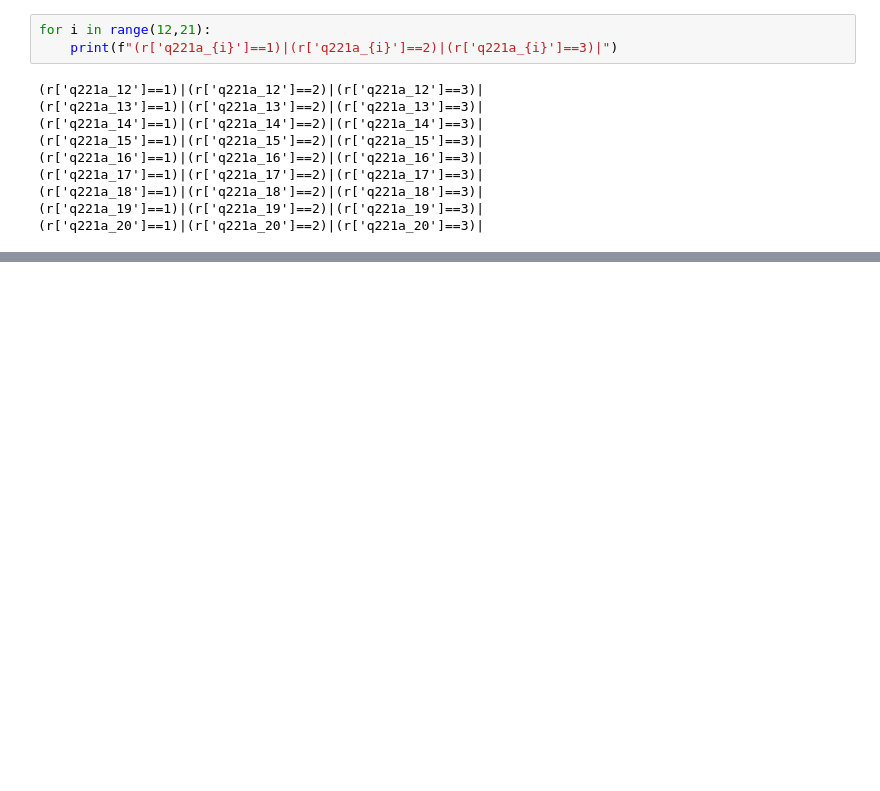
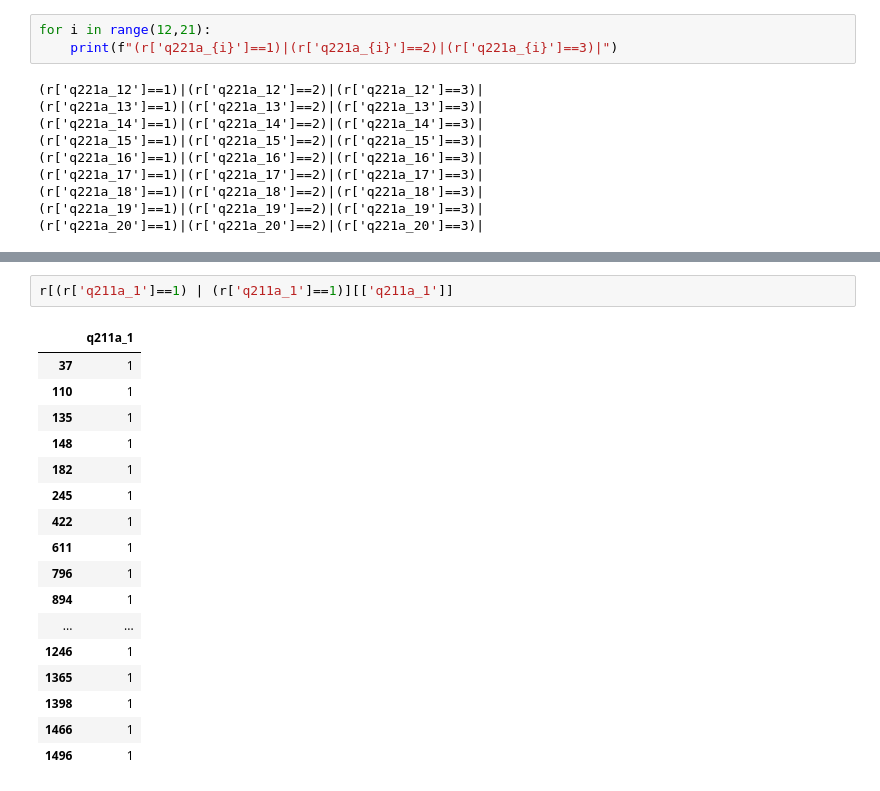
Before and after one commit to thatjohnguy/afidep-deep-learning-project, a Jupyter notebook: teamup_profile_generator.ipynb, the cells around one changed output, grey strips where cells are left out. Drawn from its saved outputs; the diff is of its cells as text; blank space fills up the shorter version.

```diff
--- a/teamup_profile_generator.ipynb
+++ b/teamup_profile_generator.ipynb
@@ -889,0 +1248,20 @@ True
+# %%
+r[(r['q211a_1']==1) | (r['q211a_1']==1)][['q211a_1']]
+# %% [output]
+|  | q211a_1 |
+| 37 | 1 |
+| 110 | 1 |
+| 135 | 1 |
+| 148 | 1 |
+| 182 | 1 |
+| 245 | 1 |
+| 422 | 1 |
+| 611 | 1 |
+| 796 | 1 |
+| 894 | 1 |
+| ... | ... |
+| 1246 | 1 |
+| 1365 | 1 |
+| 1398 | 1 |
+| 1466 | 1 |
+| 1496 | 1 |
```
Also changed, not shown: parts of 10 cells of this notebook.
